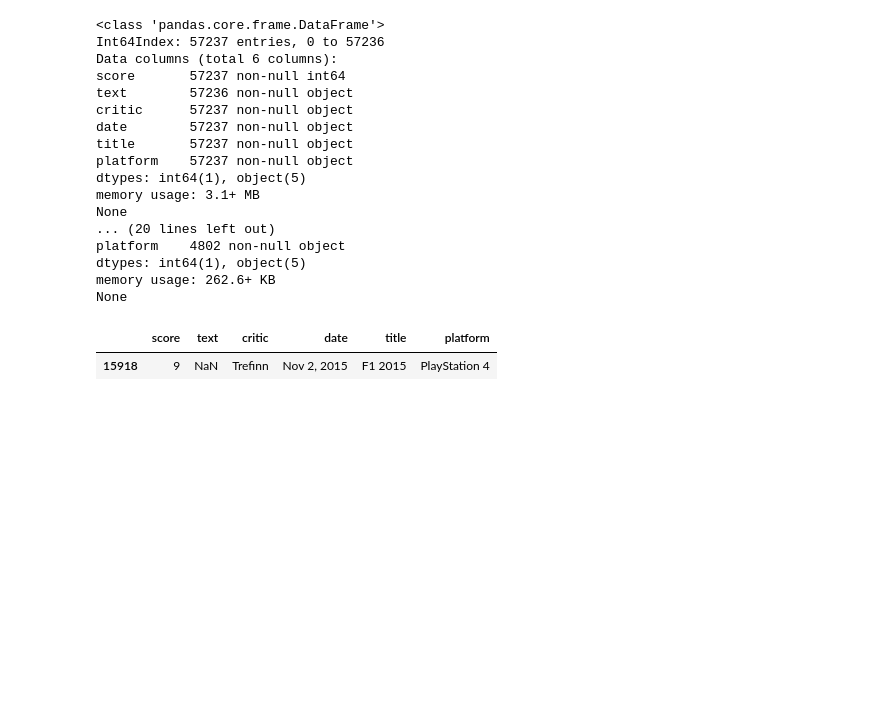
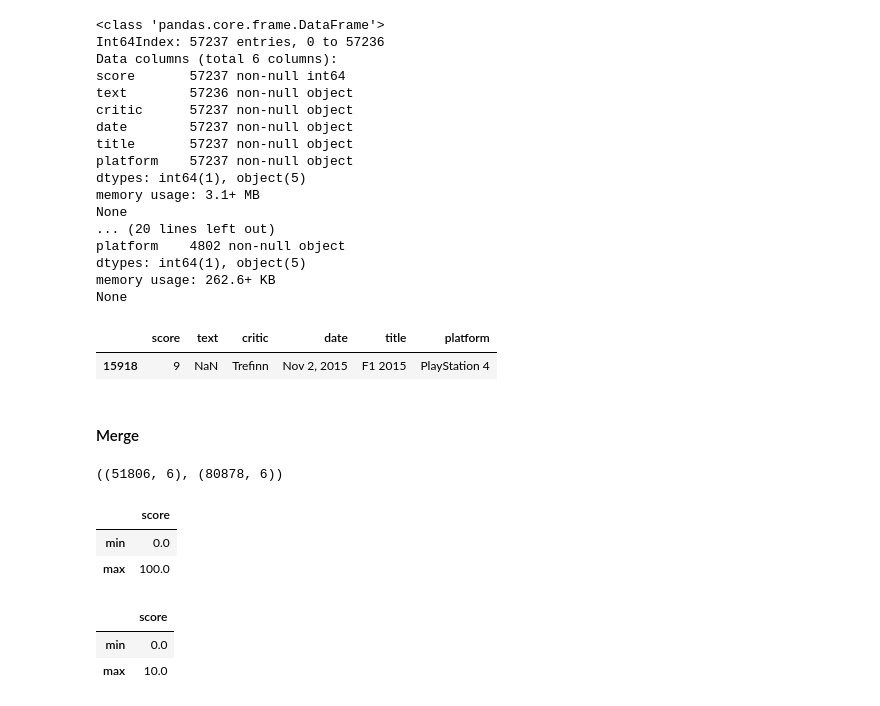
Before and after one commit to martinpella/metacritic, a Jupyter notebook: data_cleaning.ipynb, the cells around one changed output. Saved outputs shown, nothing was run; the diff lists cells and outputs as text; code cells hidden in the pictures; blank space fills up the shorter version.

Commit message:
Updated reviews cleaning

```diff
--- a/data_cleaning.ipynb
+++ b/data_cleaning.ipynb
@@ -315,3 +316,24 @@ df = pd.concat(user_reviews)
 df['date'] = df['date'].apply(lambda x: pd.to_datetime(datetime.strptime(x, '%b %d, %Y')))
 # %%
 df.to_csv('user_reviews.csv', index=False, encoding = 'utf-8')
+# %% [markdown]
+#### Merge
+# %%
+meta_df = pd.read_csv('meta_reviews.csv', lineterminator='\n')
+user_df = pd.read_csv('user_reviews.csv', lineterminator='\n')
+# %%
+(meta_df.shape, user_df.shape)
+# %% [output]
+((51806, 6), (80878, 6))
+# %%
+meta_df.describe().loc[['min', 'max'], ['score']]
+# %% [output]
+|  | score |
+| min | 0.0 |
+| max | 100.0 |
+# %%
+user_df.describe().loc[['min', 'max'], ['score']]
+# %% [output]
+|  | score |
+| min | 0.0 |
+| max | 10.0 |
```
Also changed, not shown: parts of 14 cells of this notebook, 1 other file.
